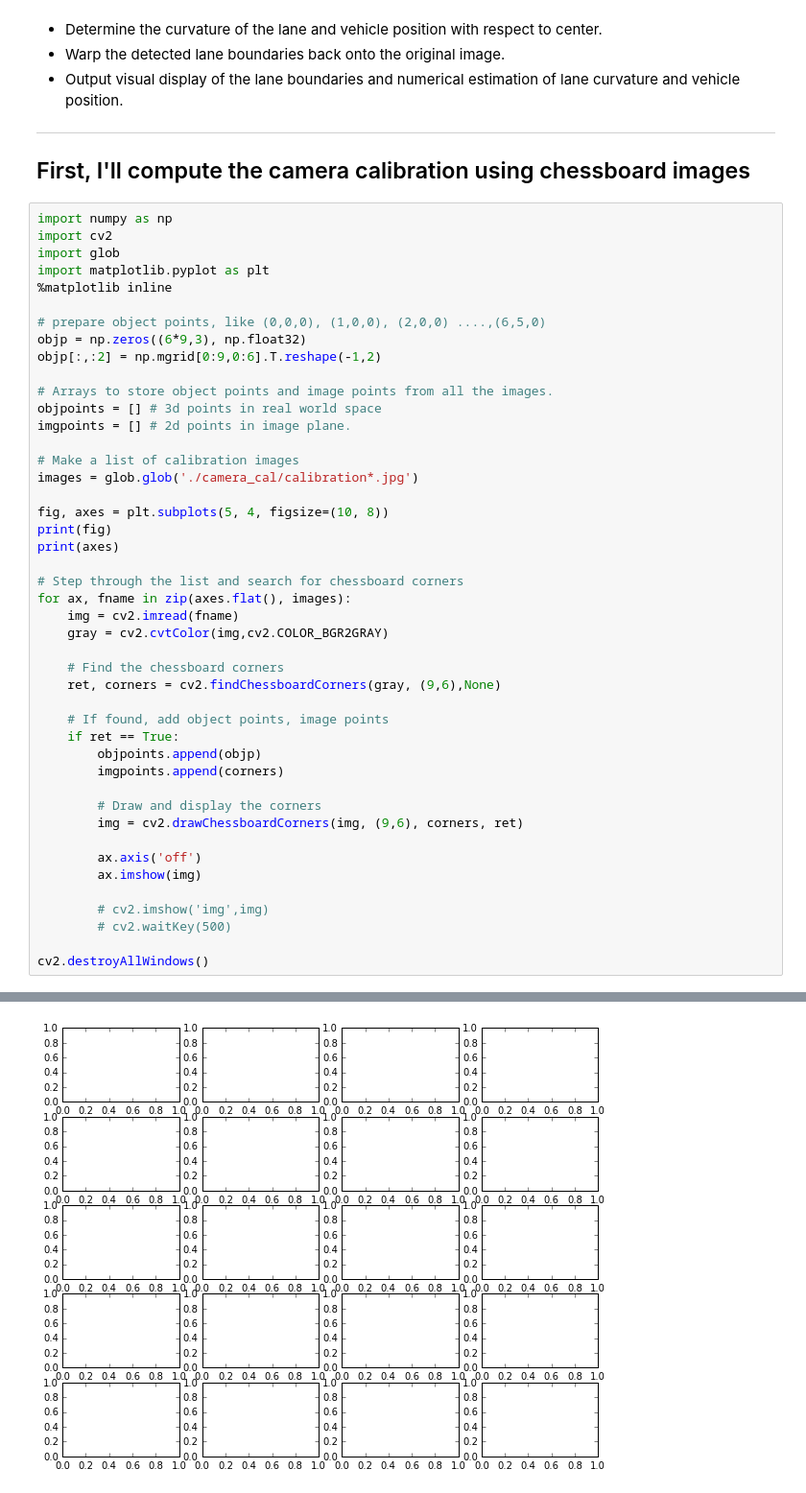
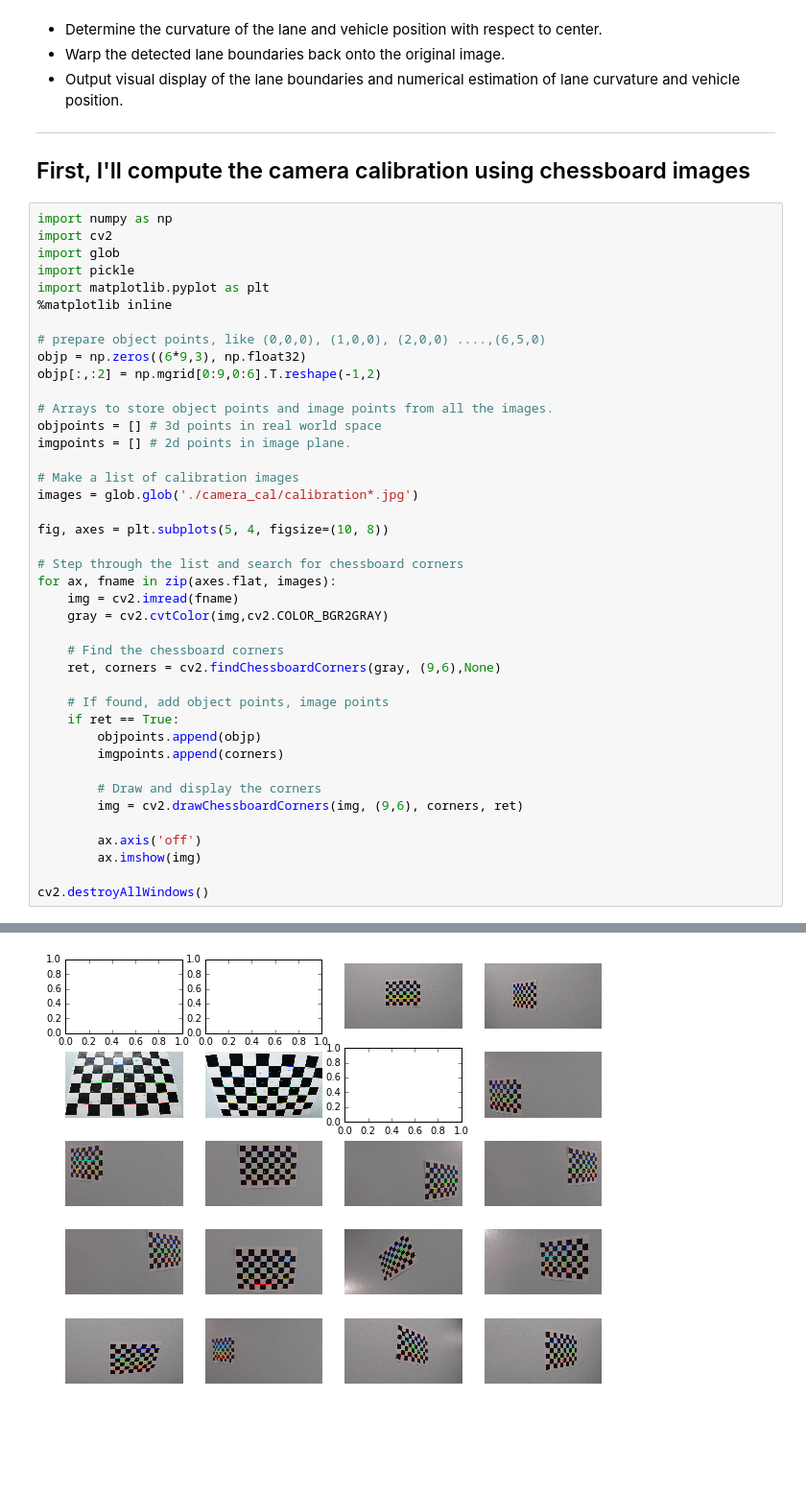
Before and after one commit to AlexanderKim/CarND-Advanced-Lane-Lines, a Jupyter notebook: Advanced Lane Finding.ipynb, the cells around one changed output, grey strips where cells are left out. Shown: that part at 96% size. Saved outputs shown, nothing was run; the diff lists cells and outputs as text; blank space fills up the shorter version.

```diff
--- a/Advanced Lane Finding.ipynb
+++ b/Advanced Lane Finding.ipynb
@@ -18,6 +18,7 @@ The goals / steps of this project are the following:
 import numpy as np
 import cv2
 import glob
+import pickle
 import matplotlib.pyplot as plt
 %matplotlib inline
 
@@ -33,11 +34,9 @@ imgpoints = [] # 2d points in image plane.
 images = glob.glob('./camera_cal/calibration*.jpg')
 
 fig, axes = plt.subplots(5, 4, figsize=(10, 8))
-print(fig)
-print(axes)
 
 # Step through the list and search for chessboard corners
-for ax, fname in zip(axes.flat(), images):
+for ax, fname in zip(axes.flat, images):
     img = cv2.imread(fname)
     gray = cv2.cvtColor(img,cv2.COLOR_BGR2GRAY)
 
@@ -55,8 +54,5 @@ for ax, fname in zip(axes.flat(), images):
         ax.axis('off')
         ax.imshow(img)
 
-        # cv2.imshow('img',img)
-        # cv2.waitKey(500)
-
 cv2.destroyAllWindows()
 # %% [output]
@@ -81 +59 @@ TypeError: 'numpy.flatiter' object is not callable
-[figure, old version]
+[figure, new version]
```
Also changed, not shown: parts of 6 cells of this notebook.
